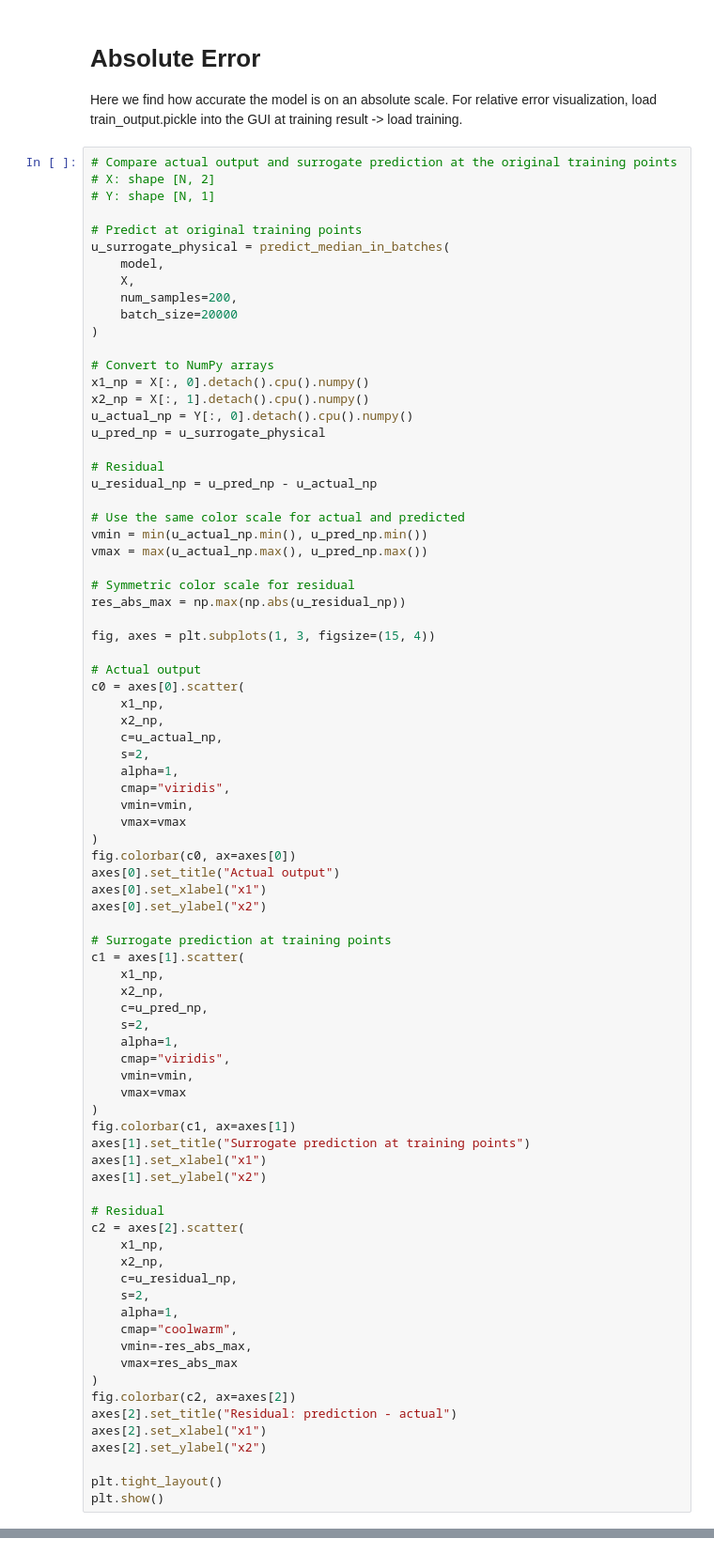
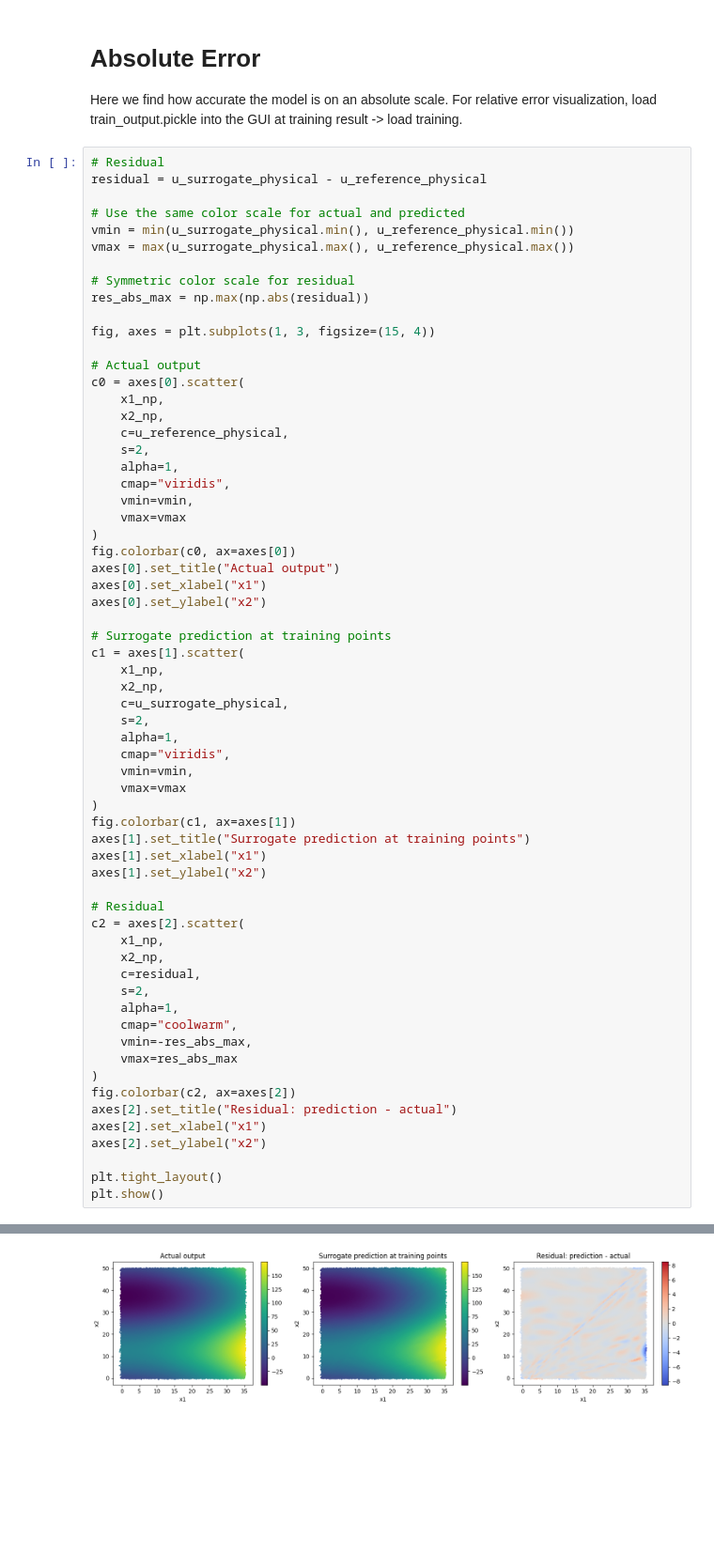
Before and after one commit to sandialabs/pypolymix, a Jupyter notebook: docs/examples/pickle/pickle_input_nn_v2.ipynb, the cells around one changed output, grey strips where cells are left out. Shown at 94% size. Saved outputs shown, nothing was run; the diff lists cells and outputs as text; blank space fills up the shorter version.

```diff
--- a/docs/examples/pickle/pickle_input_nn_v2.ipynb
+++ b/docs/examples/pickle/pickle_input_nn_v2.ipynb
@@ -496,33 +496,15 @@ Saved: my_training_results/SM.pickle
 # Absolute Error
 Here we find how accurate the model is on an absolute scale. For relative error visualization, load train_output.pickle into the GUI at training result -> load training.
 # %%
-# Compare actual output and surrogate prediction at the original training points
-# X: shape [N, 2]
-# Y: shape [N, 1]
-
-# Predict at original training points
-u_surrogate_physical = predict_median_in_batches(
-    model,
-    X,
-    num_samples=200,
-    batch_size=20000
-)
-
-# Convert to NumPy arrays
-x1_np = X[:, 0].detach().cpu().numpy()
-x2_np = X[:, 1].detach().cpu().numpy()
-u_actual_np = Y[:, 0].detach().cpu().numpy()
-u_pred_np = u_surrogate_physical
-
 # Residual
-u_residual_np = u_pred_np - u_actual_np
+residual = u_surrogate_physical - u_reference_physical
 
 # Use the same color scale for actual and predicted
-vmin = min(u_actual_np.min(), u_pred_np.min())
-vmax = max(u_actual_np.max(), u_pred_np.max())
+vmin = min(u_surrogate_physical.min(), u_reference_physical.min())
+vmax = max(u_surrogate_physical.max(), u_reference_physical.max())
 
 # Symmetric color scale for residual
-res_abs_max = np.max(np.abs(u_residual_np))
+res_abs_max = np.max(np.abs(residual))
 
 fig, axes = plt.subplots(1, 3, figsize=(15, 4))
 
@@ -530,7 +512,7 @@ fig, axes = plt.subplots(1, 3, figsize=(15, 4))
 c0 = axes[0].scatter(
     x1_np,
     x2_np,
-    c=u_actual_np,
+    c=u_reference_physical,
     s=2,
     alpha=1,
     cmap="viridis",
@@ -546,7 +528,7 @@ axes[0].set_ylabel("x2")
 c1 = axes[1].scatter(
     x1_np,
     x2_np,
-    c=u_pred_np,
+    c=u_surrogate_physical,
     s=2,
     alpha=1,
     cmap="viridis",
@@ -562,7 +544,7 @@ axes[1].set_ylabel("x2")
 c2 = axes[2].scatter(
     x1_np,
     x2_np,
-    c=u_residual_np,
+    c=residual,
     s=2,
     alpha=1,
     cmap="coolwarm",
@@ -580,0 +562 @@ NameError: name 'predict_median_in_batches' is not defined
+[figure, added]
```
Also changed, not shown: parts of 1 cell of this notebook.
